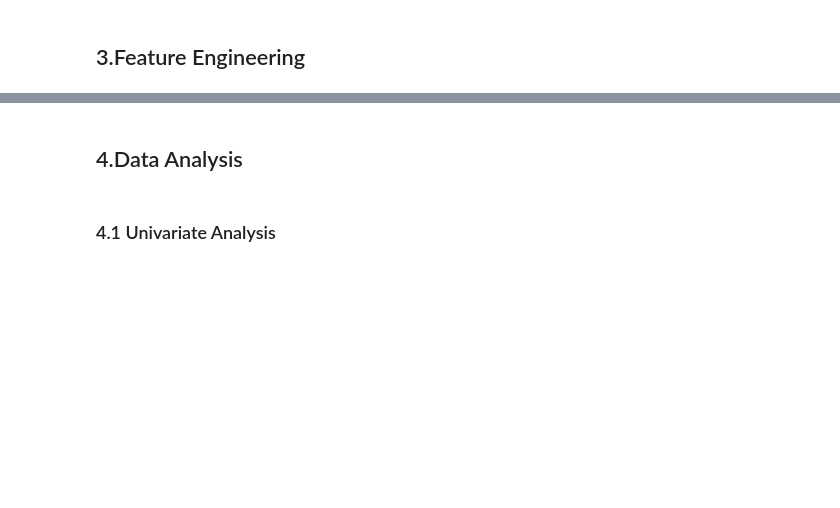
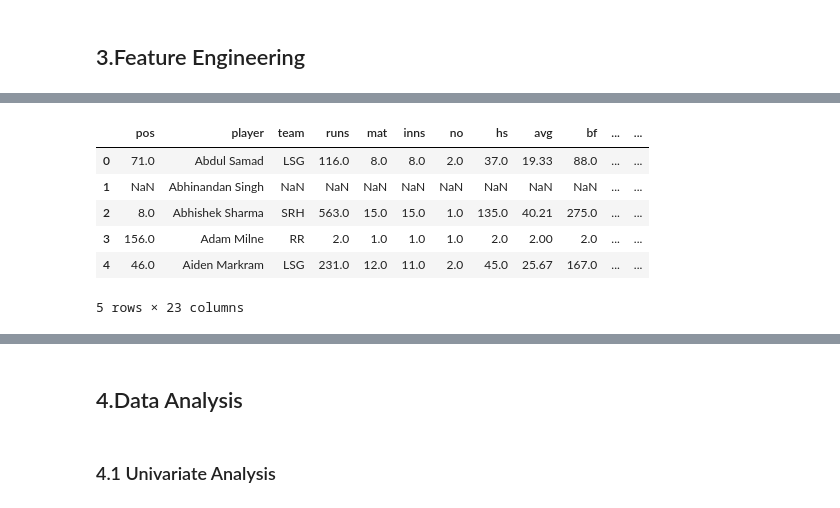
Before and after one commit to IamRaNo/InsightForge, a Jupyter notebook: Are Prices Justified - IPL 2026/_jupyter_notebooks/price_justification.ipynb, the cells around one changed output, grey strips where cells are left out. Saved outputs shown, nothing was run; the diff lists cells and outputs as text; code cells hidden in the pictures; blank space fills up the shorter version.

```diff
--- a/Are Prices Justified - IPL 2026/_jupyter_notebooks/price_justification.ipynb
+++ b/Are Prices Justified - IPL 2026/_jupyter_notebooks/price_justification.ipynb
@@ -224,0 +280,4 @@ prices.sample(3)
+# %%
+batters['avg_balls_inns']=(batters['bf']/batters['inns']).round(2)
+# %%
+batters['got_chance_pct']=(batters['inns']/batters['mat']).mul(100).round(2)
@@ -224,0 +313,10 @@ prices.sample(3)
+# %%
+batters_merged.head()
+# %% [output]
+|  | pos | player | team | runs | mat | inns | no | hs | avg | bf | ... | ... |
+| 0 | 71.0 | Abdul Samad | LSG | 116.0 | 8.0 | 8.0 | 2.0 | 37.0 | 19.33 | 88.0 | ... | ... |
+| 1 | NaN | Abhinandan Singh | NaN | NaN | NaN | NaN | NaN | NaN | NaN | NaN | ... | ... |
+| 2 | 8.0 | Abhishek Sharma | SRH | 563.0 | 15.0 | 15.0 | 1.0 | 135.0 | 40.21 | 275.0 | ... | ... |
+| 3 | 156.0 | Adam Milne | RR | 2.0 | 1.0 | 1.0 | 1.0 | 2.0 | 2.00 | 2.0 | ... | ... |
+| 4 | 46.0 | Aiden Markram | LSG | 231.0 | 12.0 | 11.0 | 2.0 | 45.0 | 25.67 | 167.0 | ... | ... |
+5 rows × 23 columns
```
Also changed, not shown: parts of 23 cells of this notebook, 1 other file.
